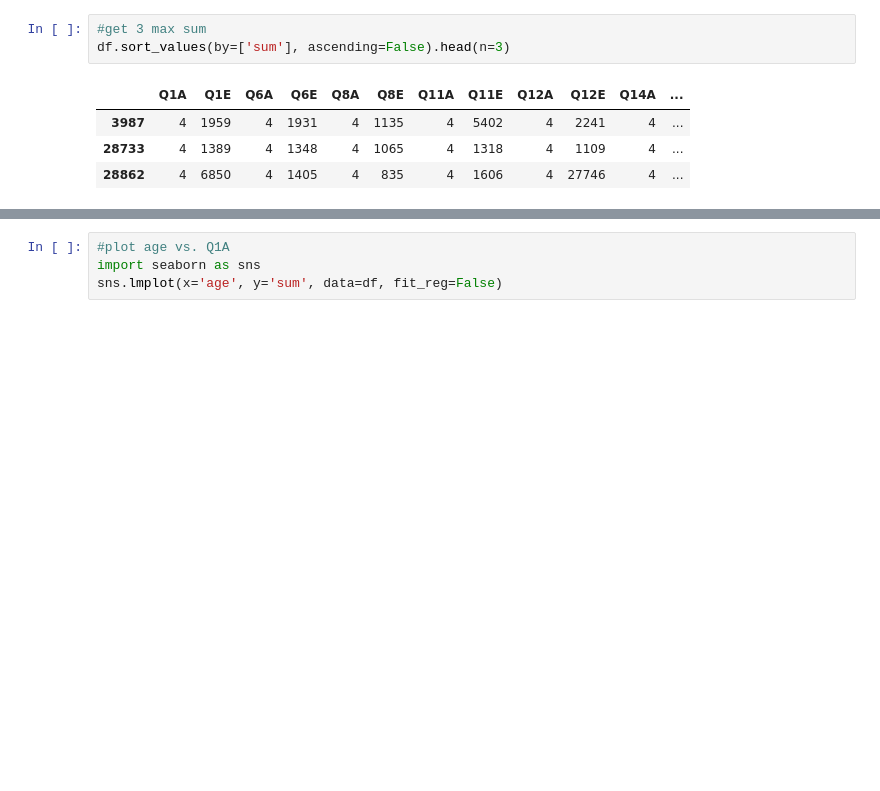
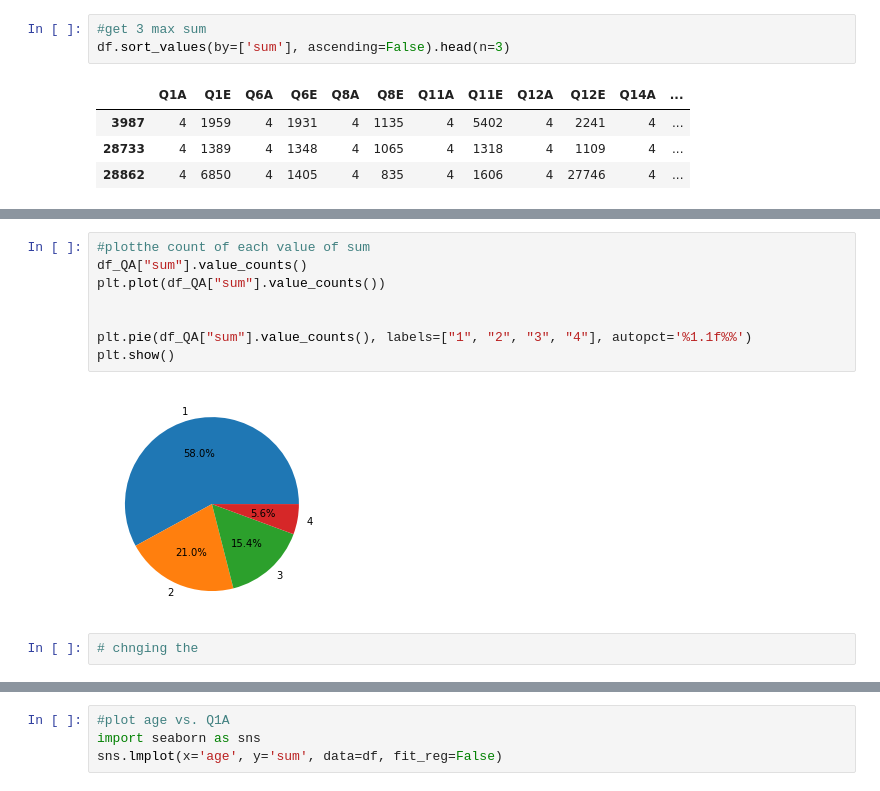
Before and after one commit to youssef02/ML-and-PR-, a Jupyter notebook: Code.ipynb, the cells around one changed output, grey strips where cells are left out. Cells and saved outputs as stored; diff of their text form; blank space fills up the shorter version.

```diff
--- a/Code.ipynb
+++ b/Code.ipynb
@@ -145,0 +199,12 @@ df.sort_values(by=['sum'], ascending=False).head(n=3)
+# %%
+#plotthe count of each value of sum
+df_QA["sum"].value_counts()
+plt.plot(df_QA["sum"].value_counts())
+
+
+plt.pie(df_QA["sum"].value_counts(), labels=["1", "2", "3", "4"], autopct='%1.1f%%')
+plt.show()
+# %% [output]
+[figure, added]
+# %%
+# chnging the
```
Also changed, not shown: parts of 11 cells of this notebook, 4 other files.
